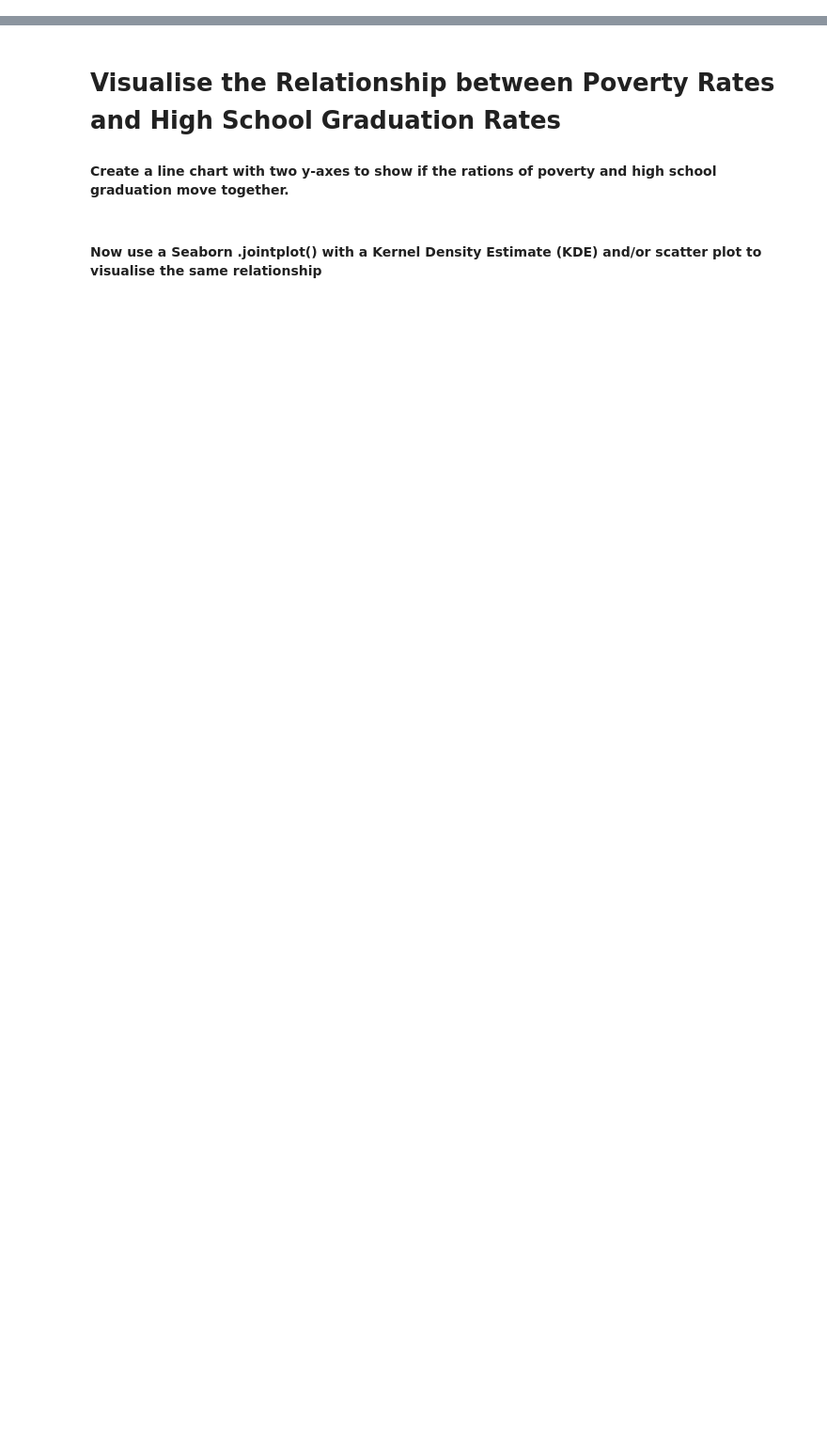
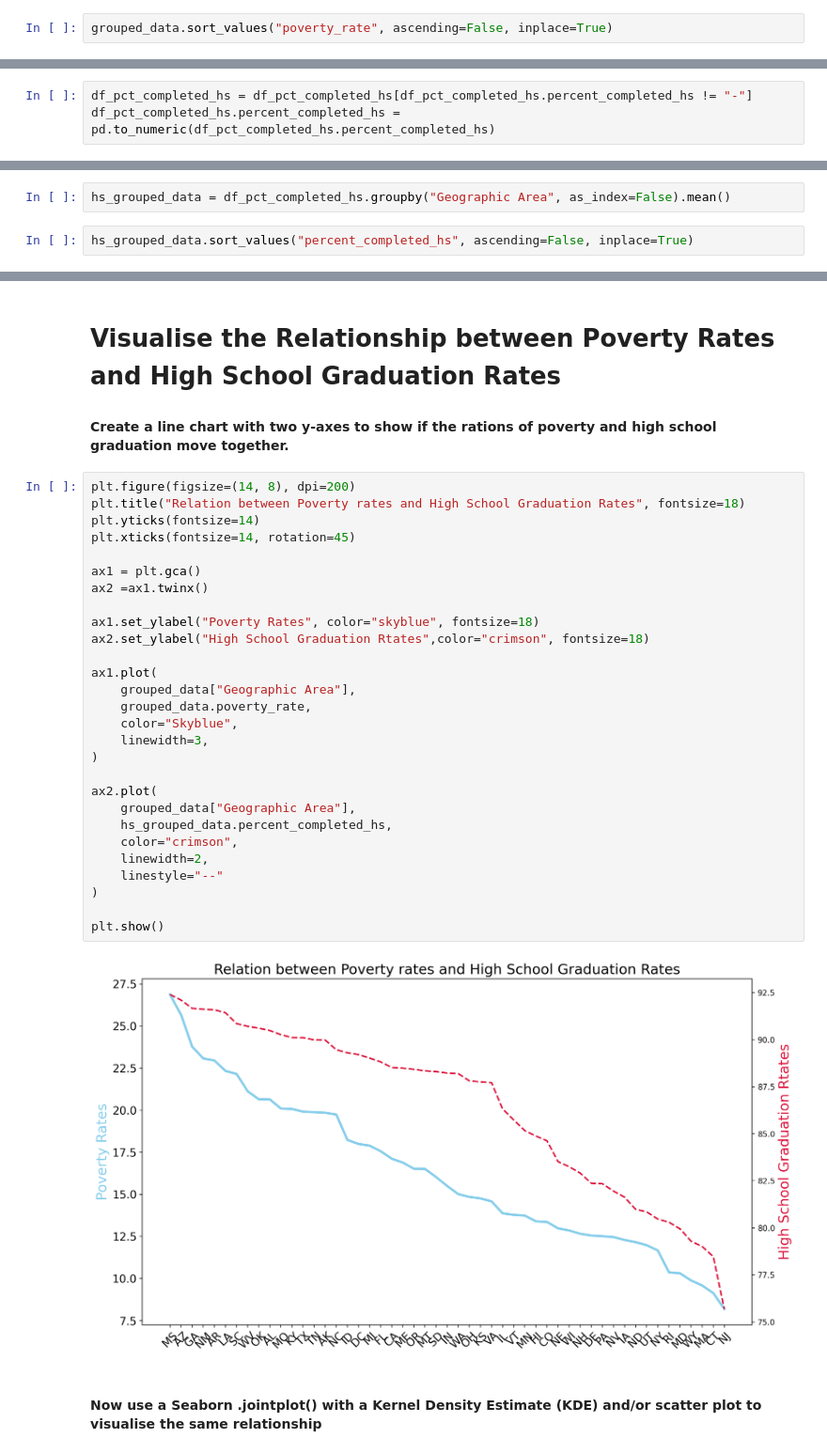
Before and after one commit to Aabi0207/Data-Analysis-Projects, a Jupyter notebook: Fatal+Force+(start)/Fatal_Force_(start).ipynb, the cells around one changed output, grey strips where cells are left out. Shown at 94% size. Drawn from its saved outputs; the diff is of its cells as text; blank space fills up the shorter version.

```diff
--- a/Fatal+Force+(start)/Fatal_Force_(start).ipynb
+++ b/Fatal+Force+(start)/Fatal_Force_(start).ipynb
@@ -141,0 +166,2 @@ Create a bar chart that ranks the poverty rate from highest to lowest by US stat
+# %%
+grouped_data.sort_values("poverty_rate", ascending=False, inplace=True)
@@ -143,3 +186,6 @@ Create a bar chart that ranks the poverty rate from highest to lowest by US stat
 # Chart the High School Graduation Rate by US State
 
 Show the High School Graduation Rate in ascending order of US States. Which state has the lowest high school graduation rate? Which state has the highest?
+# %%
+df_pct_completed_hs = df_pct_completed_hs[df_pct_completed_hs.percent_completed_hs != "-"]
+df_pct_completed_hs.percent_completed_hs = pd.to_numeric(df_pct_completed_hs.percent_completed_hs)
@@ -145,0 +198,4 @@ Show the High School Graduation Rate in ascending order of US States. Which stat
+# %%
+hs_grouped_data = df_pct_completed_hs.groupby("Geographic Area", as_index=False).mean()
+# %%
+hs_grouped_data.sort_values("percent_completed_hs", ascending=False, inplace=True)
@@ -147,5 +219,35 @@ Show the High School Graduation Rate in ascending order of US States. Which stat
 # Visualise the Relationship between Poverty Rates and High School Graduation Rates
 
 #### Create a line chart with two y-axes to show if the rations of poverty and high school graduation move together.
+# %%
+plt.figure(figsize=(14, 8), dpi=200)
+plt.title("Relation between Poverty rates and High School Graduation Rates", fontsize=18)
+plt.yticks(fontsize=14)
+plt.xticks(fontsize=14, rotation=45)
+
+ax1 = plt.gca()
+ax2 =ax1.twinx()
+
+ax1.set_ylabel("Poverty Rates", color="skyblue", fontsize=18)
+ax2.set_ylabel("High School Graduation Rtates",color="crimson", fontsize=18)
+
+ax1.plot(
+    grouped_data["Geographic Area"],
+    grouped_data.poverty_rate,
+    color="Skyblue",
+    linewidth=3,
+)
+
+ax2.plot(
+    grouped_data["Geographic Area"],
+    hs_grouped_data.percent_completed_hs,
+    color="crimson",
+    linewidth=2,
+    linestyle="--"
+)
+
+plt.show()
+# %% [output]
+[figure, added]
 # %% [markdown]
 #### Now use a Seaborn .jointplot() with a Kernel Density Estimate (KDE) and/or scatter plot to visualise the same relationship
```
Also changed, not shown: parts of 42 cells of this notebook.
